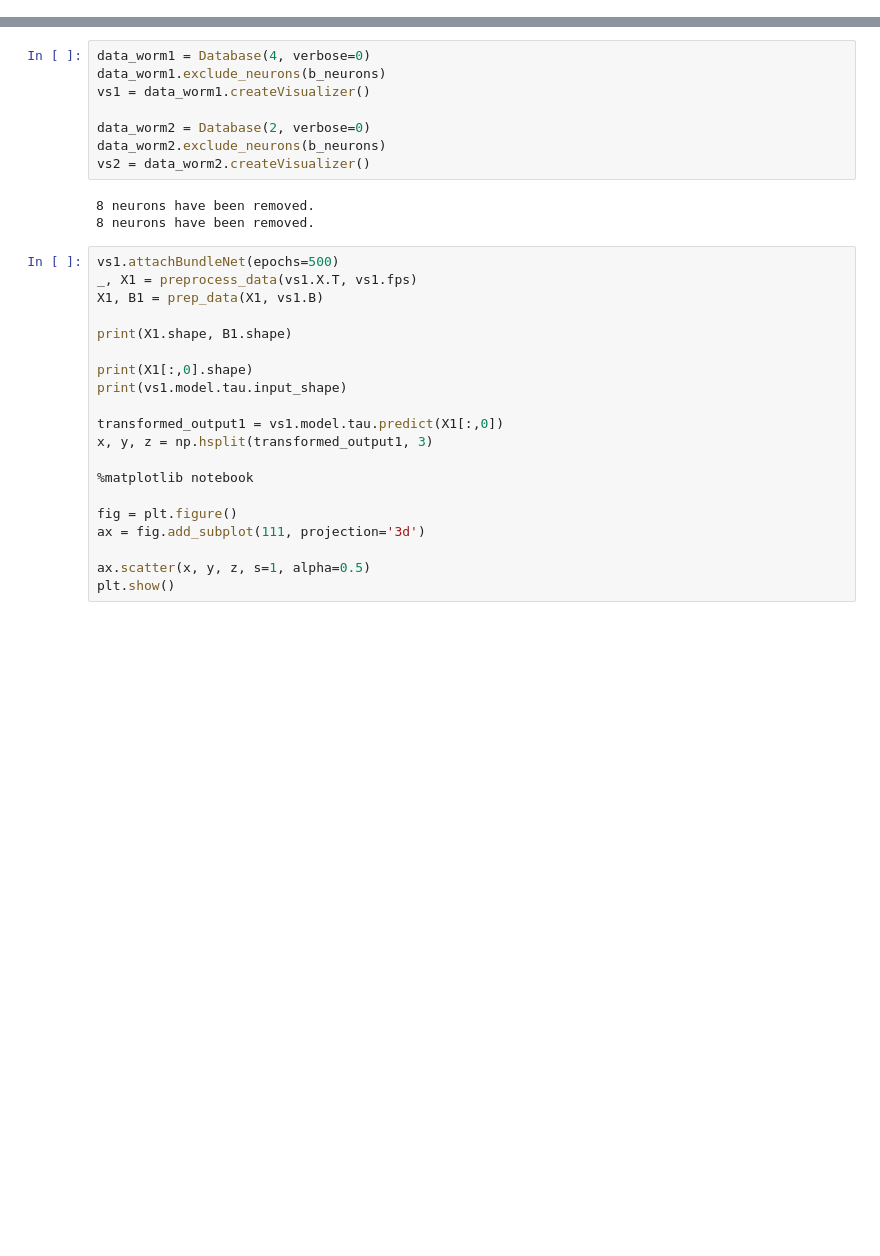
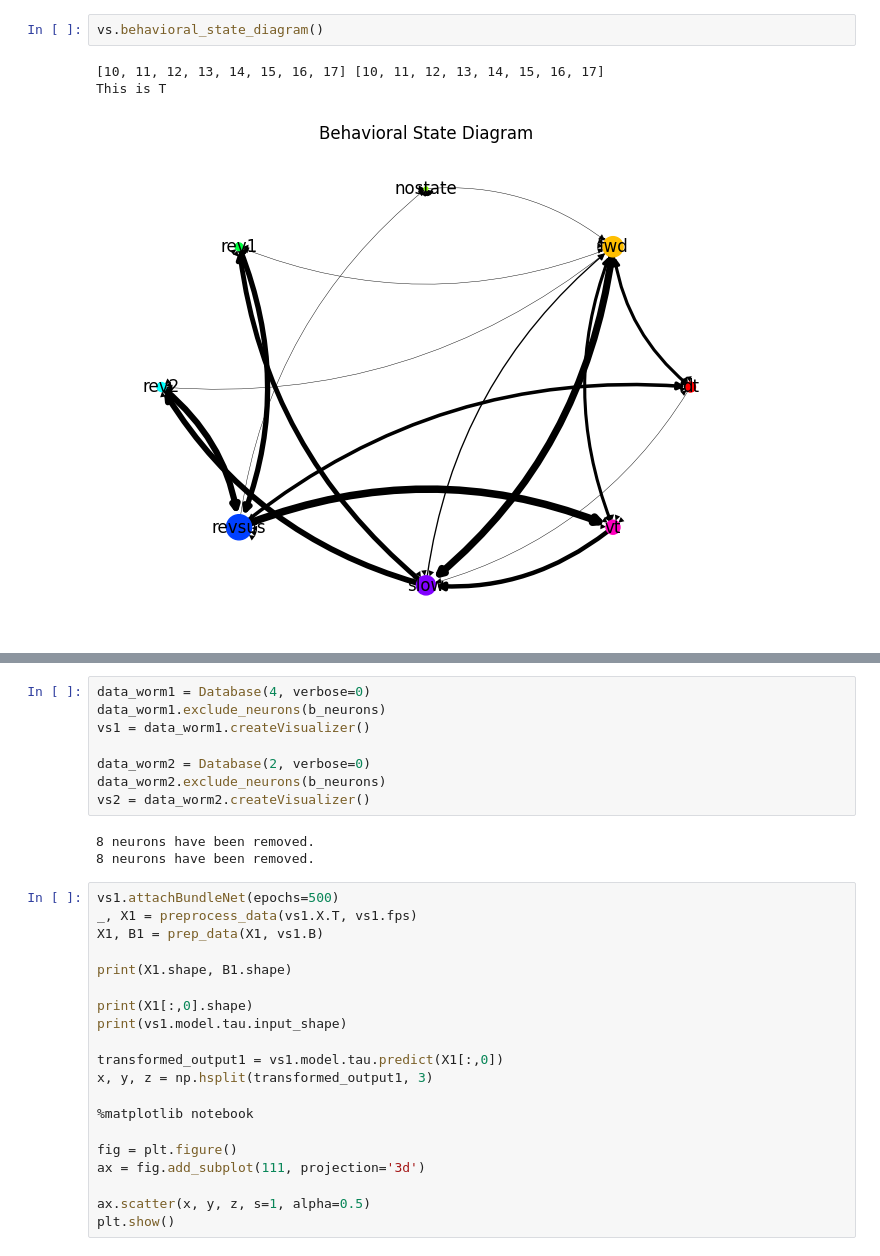
Before and after one commit to DriftKing1998/NC-MCM-Visualizer, a Jupyter notebook: notebooks/Testing.ipynb, the cells around one changed output, grey strips where cells are left out. Drawn from its saved outputs; the diff is of its cells as text; blank space fills up the shorter version.

```diff
--- a/notebooks/Testing.ipynb
+++ b/notebooks/Testing.ipynb
@@ -20 +34,7 @@ b_neurons = [
+# %%
+vs.behavioral_state_diagram()
+# %% [output]
+[10, 11, 12, 13, 14, 15, 16, 17] [10, 11, 12, 13, 14, 15, 16, 17]
+This is T
+[figure, added]
 # %%
```
Also changed, not shown: parts of 4 cells of this notebook, 15 other files.
